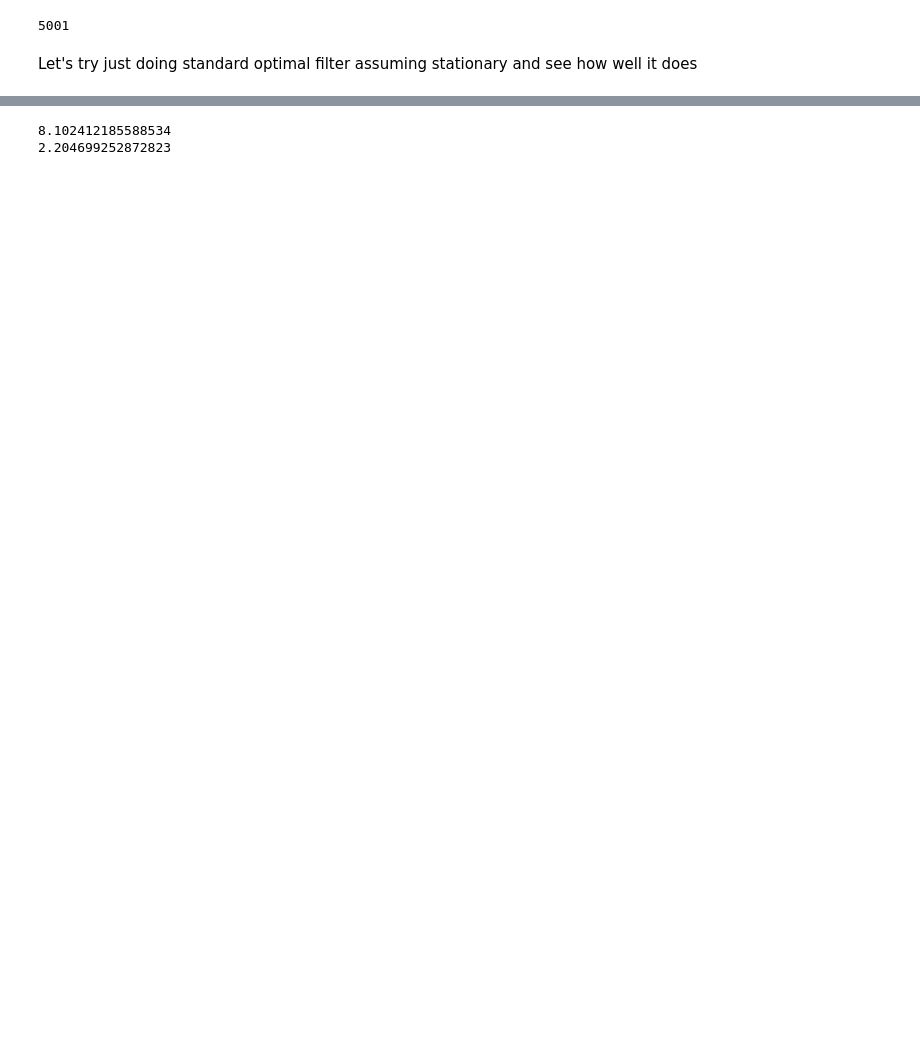
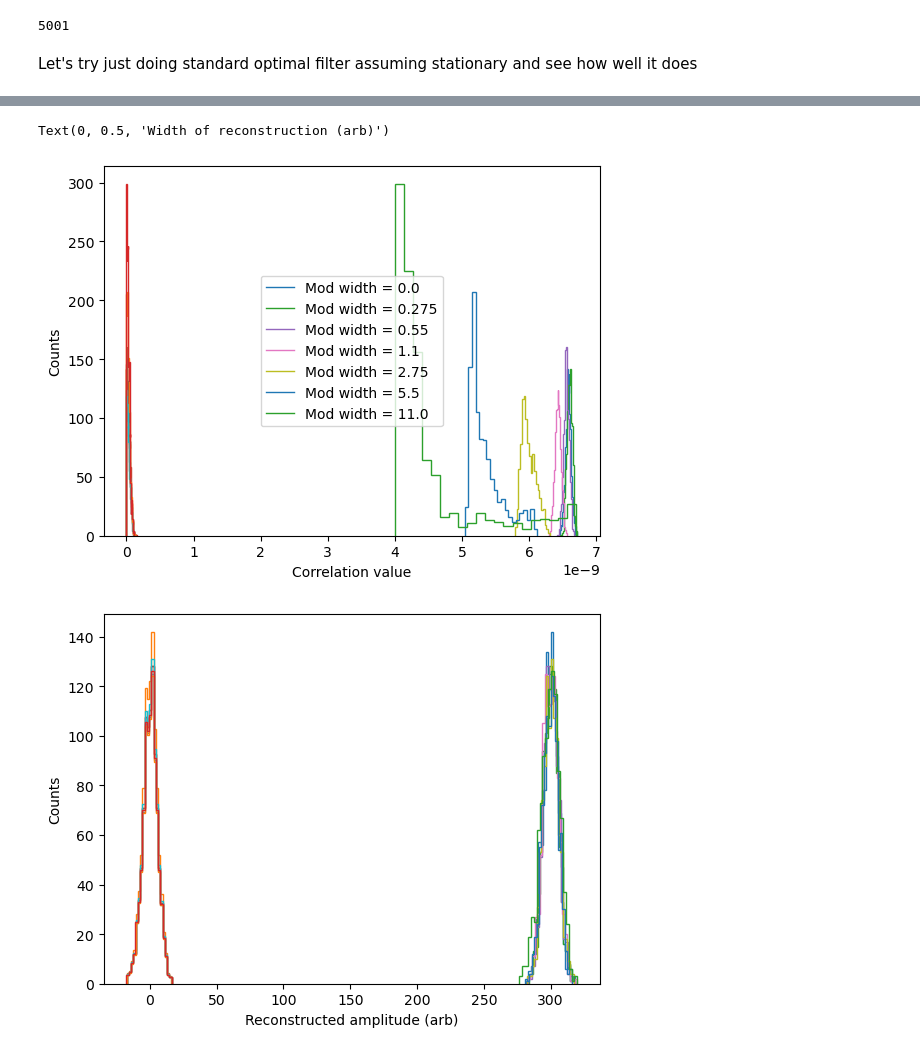
Before and after one commit to tompenny/SIMPLE_impulsesimulations, a Jupyter notebook: Reconstruction - Non-stationary transfer function.ipynb, the cells around one changed output, grey strips where cells are left out. Drawn from its saved outputs; the diff is of its cells as text; code cells hidden in the pictures; blank space fills up the shorter version.

```diff
--- a/Reconstruction - Non-stationary transfer function.ipynb
+++ b/Reconstruction - Non-stationary transfer function.ipynb
@@ -76,8 +118,0 @@ for yfb in yfb_l:
-# %%
-hist1, bins1, fit1, x_hist1, fitted1 = au.histogram_and_fit(corr_max, 20, 5, fit = True, plot = False)
-hist2, bins2, fit2, x_hist2, fitted2 = au.histogram_and_fit(corr_max_n, 20, 5, fit = True, plot = False)
-
-plt.stairs(hist1, bins1*300/fit1[1])
-plt.plot(x_hist1*300/fit1[1], fitted1)
-plt.stairs(hist2/np.max(hist2)*np.max(hist1), bins2*300/fit1[1])
-plt.plot(x_hist2*300/fit1[1], fitted2/np.max(hist2)*np.max(hist1))
@@ -95,6 +118,0 @@ plt.plot(x_hist2, fitted2/np.max(hist2)*np.max(hist1))
-# %%
-print(fit1[2]/fit1[1]*300)
-print(fit2[2]/fit1[1]*300)
-# %% [output]
-8.102412185588534
-2.204699252872823
@@ -184,0 +119,66 @@ for yfb in yfb_l:
+# %%
+filename1 ='D:/Simulation Data/240529/Frequency modulation/'
+
+yfb_l = np.array([1000])*2*np.pi
+iter_l = [0.0, 0.005, 0.01, 0.02, 0.05, 0.1, 0.2]
+for yfb in yfb_l:
+    for iter in iter_l:
+        mdict = au.load_data_hdf5(filename1 + 'analysis' + str(int(yfb/2/np.pi)) + '_' + str(iter) +'.hdf5')
+
+        corr_max = mdict['Kicks']
+        corr_max_n = mdict['Kicks noise']
+
+        hist1, bins1 = au.histogram_and_fit(corr_max, 20, 5, fit = False, plot = False)
+        hist2, bins2, fit2, x_hist2, fitted2 = au.histogram_and_fit(corr_max_n, 20, 5, fit = True, plot = False)
+
+        plt.stairs(hist1, bins1, label = 'Mod width = ' + str(iter*55000/1000))
+        plt.stairs(hist2/np.max(hist2)*np.max(hist1), bins2)
+
+plt.xlabel('Correlation value')
+plt.ylabel('Counts')
+plt.legend()
+
+plt.figure()
+
+mean3_l = []
+width3_l = []
+width4_l = []
+
+for yfb in yfb_l:
+    for iter in iter_l:
+        mdict = au.load_data_hdf5(filename1 + 'analysis' + str(int(yfb/2/np.pi)) + '_' + str(iter) +'.hdf5')
+
+        amp_max = mdict['Band-pass filter']
+        amp_max_n_max = mdict['Band-pass filter noise']
+
+        hist3, bins3, fit3, x_hist3, fitted3 = au.histogram_and_fit(amp_max, 20, 5, fit = True, plot = False)
+        hist4, bins4, fit4, x_hist4, fitted4 = au.histogram_and_fit(amp_max_n, 20, 5, fit = True, plot = False)
+        width3_l.append(abs(fit3[2]))
+        mean3_l.append(abs(fit3[1]))
+        width4_l.append(abs(fit4[2]))
+
+        plt.stairs(hist3, bins3*300/abs(fit3[1]))
+        plt.stairs(hist4/np.max(hist4)*np.max(hist3), bins4*300/abs(fit3[1]))
+        plt.xlabel('Reconstructed amplitude (arb)')
+        plt.ylabel('Counts')
+
+mean3_l = np.array(mean3_l)
+width3_l = np.array(width3_l)
+width4_l = np.array(width4_l)
+
+plt.xlabel('Reconstructed amplitude (arb)')
+plt.ylabel('Counts')
+
+plt.figure()
+plt.plot(iter_l, mean3_l, 'o')
+plt.xlabel('Frequency modulation depth')
+plt.ylabel('Mean max value (arb)')
+plt.figure()
+plt.plot(iter_l, width3_l*300/mean3_l, 'o')
+plt.plot(iter_l, width4_l*300/mean3_l, 'o')
+plt.xlabel('Frequency modulation depth')
+plt.ylabel('Width of reconstruction (arb)')
+# %% [output]
+Text(0, 0.5, 'Width of reconstruction (arb)')
+[figure, added]
+[figure, added]
```
Also changed, not shown: parts of 23 cells of this notebook, 2 other files.
